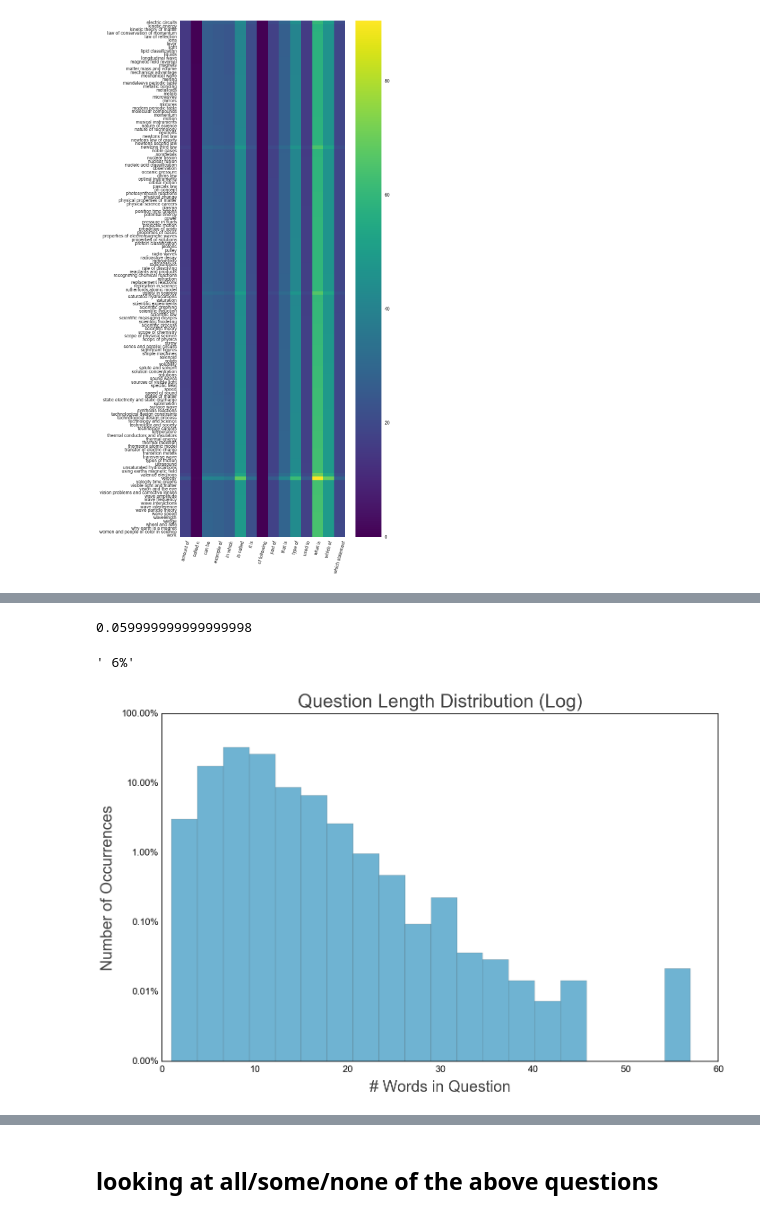
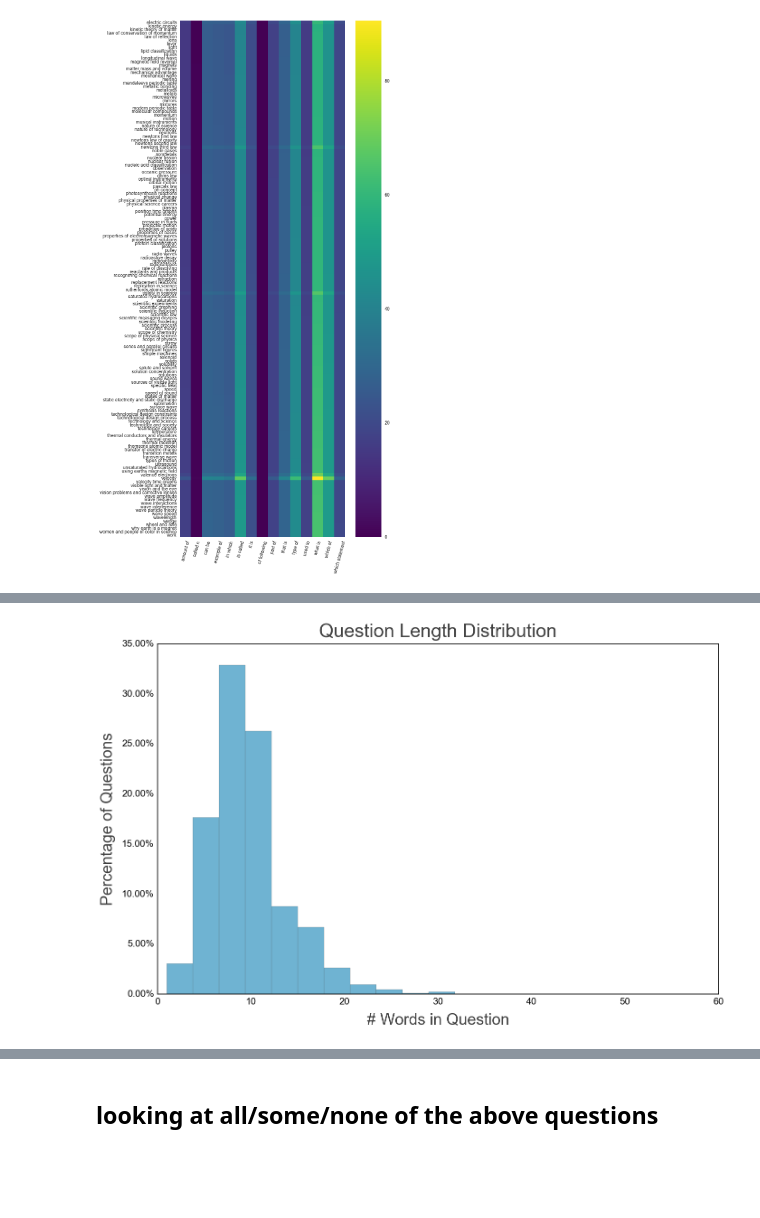
Before and after one commit to drschwenk/stb_notebooks, a Jupyter notebook: generate_figs.ipynb, the cells around one changed output, grey strips where cells are left out. Cells and saved outputs as stored; diff of their text form; code cells hidden in the pictures; blank space fills up the shorter version.

```diff
--- a/generate_figs.ipynb
+++ b/generate_figs.ipynb
@@ -221,25 +229,0 @@ process in which 68
-# %%
-%%capture
-import matplotlib as mpl
-mpl.use("Agg")
-import matplotlib.pylab as plt
-%matplotlib inline
-%load_ext base16_mplrc
-%base16_mplrc light bright
-plt.rcParams['grid.linewidth'] = 0
-plt.rcParams['figure.figsize'] = (16.0, 10.0)
-# import seaborn as sns
-from IPython.display import set_matplotlib_formats
-set_matplotlib_formats('png', 'pdf')
-# %%
-def make_and_save_standard_fig(fig_plt, fig_labels=None, outfile='latest_fig.pdf', main_color=b16_colors.b, label_color = '0.25'):
-    if fig_labels:
-        if 'fig_title' in fig_labels:
-            plt.title(fig_labels['fig_title'], fontsize=30, verticalalignment='bottom', color = label_color)
-        if 'y_label' in fig_labels:
-            plt.ylabel(fig_labels['y_label'], fontsize=25, labelpad=10, color = label_color)
-        if 'x_label' in fig_labels:
-            plt.xlabel(fig_labels['x_label'], fontsize=25, labelpad=10, color = label_color)
-    plt.tick_params(axis='x', which='major', labelsize=15)
-    plt.tick_params(axis='y', which='major', labelsize=15)
-    plt.savefig(outfile, bbox_inches='tight')
@@ -304,8 +350,0 @@ np.ones_like(question_lengths*100
-# %%
-vals[3]
-# %% [output]
-0.059999999999999998
-# %%
-'{:2.0f}%'.format(vals[3]*100)
-# %% [output]
-' 6%'
@@ -314,15 +351,17 @@ fig_dir = './figs_to_save/'
 # %%
+question_lengths = make_prop_series(all_ndqs, lambda x: len(x['beingAsked']['processedText'].split()))
+
 fig_labels = {
-    'fig_title': 'Question Length Distribution (Log)',
+    'fig_title': 'Question Length Distribution',
     'x_label': '# Words in Question',
-    'y_label': 'Number of Occurrences'
+    'y_label': 'Percentage of Questions'
 }
 weights = np.ones_like(question_lengths)/len(question_lengths)
-plot_to_save = question_lengths.hist(bins= 20, log=True, weights=weights)
+plot_to_save = question_lengths.hist(bins= 20, log=False, weights=weights)
 tick_labels = plot_to_save.get_yticks()
 plot_to_save.set_yticklabels(['{:2.2f}%'.format(i*100) for i in tick_labels])
 
 image_filename = fig_dir +  fig_labels['fig_title'].lower().replace(' ', '_') + '.pdf'
 make_and_save_standard_fig(plot_to_save, fig_labels,  image_filename)
 # %% [output]
-[figure, old version]
+[figure, new version]
```
Also changed, not shown: parts of 37 cells of this notebook, 2 other files.
